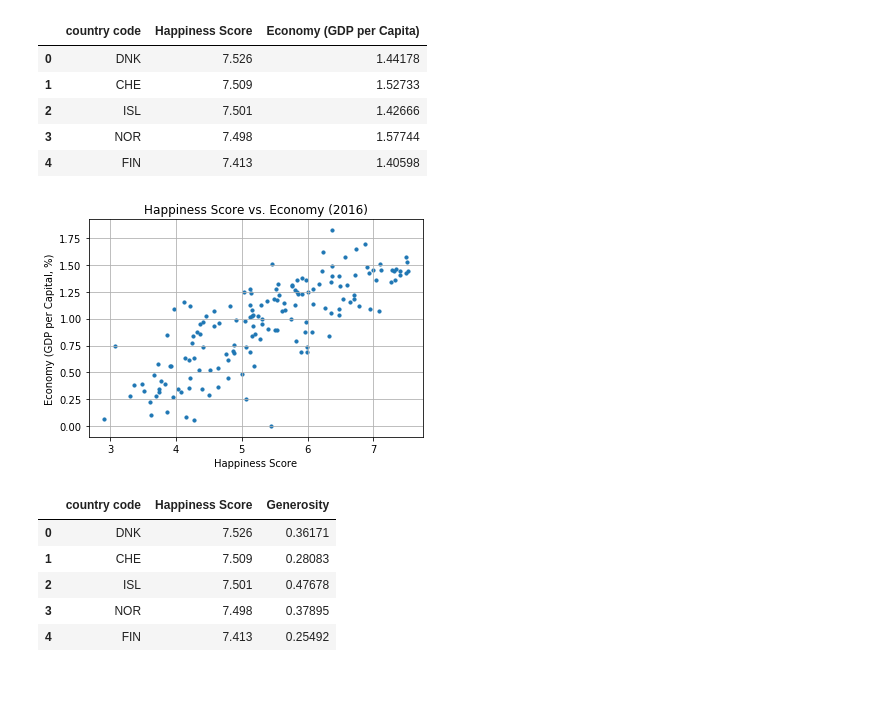
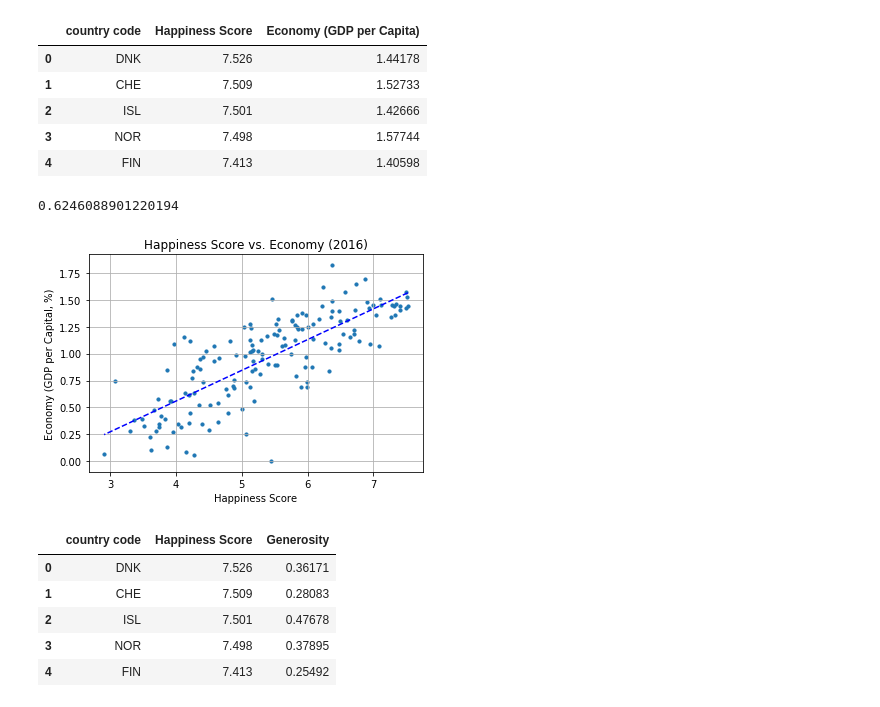
Before and after one commit to fionampg/projectofawesomeness, a Jupyter notebook: Resources/Fiona_happiness_analysis_charts.ipynb, the cells around one changed output. Saved outputs shown, nothing was run; the diff lists cells and outputs as text; code cells hidden in the pictures.

```diff
--- a/Resources/Fiona_happiness_analysis_charts.ipynb
+++ b/Resources/Fiona_happiness_analysis_charts.ipynb
@@ -40,23 +41,32 @@ df_richhappiness.head()
 | 2 | ISL | 7.501 | 1.42666 |
 | 3 | NOR | 7.498 | 1.57744 |
 | 4 | FIN | 7.413 | 1.40598 |
+# %%
+# Set line
+(slope, intercept, r_value, p_value, std_err) = linregress(df_richhappiness["Happiness Score"], df_richhappiness["Economy (GDP per Capita)"])
+#y=mx+b
+fit_economy = slope * df_richhappiness["Happiness Score"] + intercept
+r_squared_economy = r_value**2
+print(r_squared_economy)
+# %% [output]
+0.6246088901220194
 # %%
 #Create a scatter plot for Happiness score and Economy
 plt.scatter(df_richhappiness["Happiness Score"],df_richhappiness["Economy (GDP per Capita)"], marker = 'o', s=10)
-
+plt.plot(df_richhappiness["Happiness Score"], fit_economy, 'b--')
 #Format the chart
 plt.title("Happiness Score vs. Economy (2016)")
 plt.xlabel("Happiness Score")
 plt.ylabel("Economy (GDP per Capital, %)")
 plt.grid(True)
 
 #Save the chart
 #plt.savefig("../Images/Happiness_vs_Economy.png")
 
 #Show the chart
 plt.show()
 # %% [output]
-[figure, old version]
+[figure, new version]
 # %%
 df_generoushappiness = happiness_df[["country code","Happiness Score","Generosity",]]
 df_generoushappiness.head()
```
Also changed, not shown: parts of 12 cells of this notebook, 2 other files.
